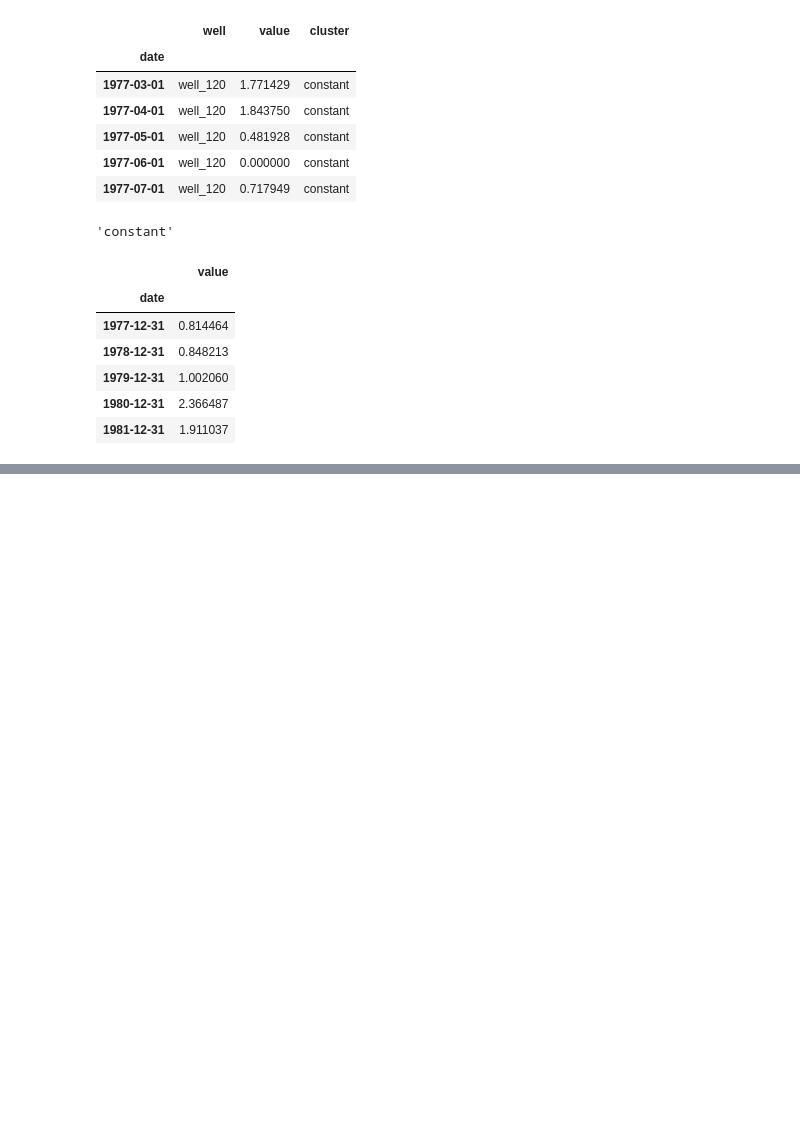
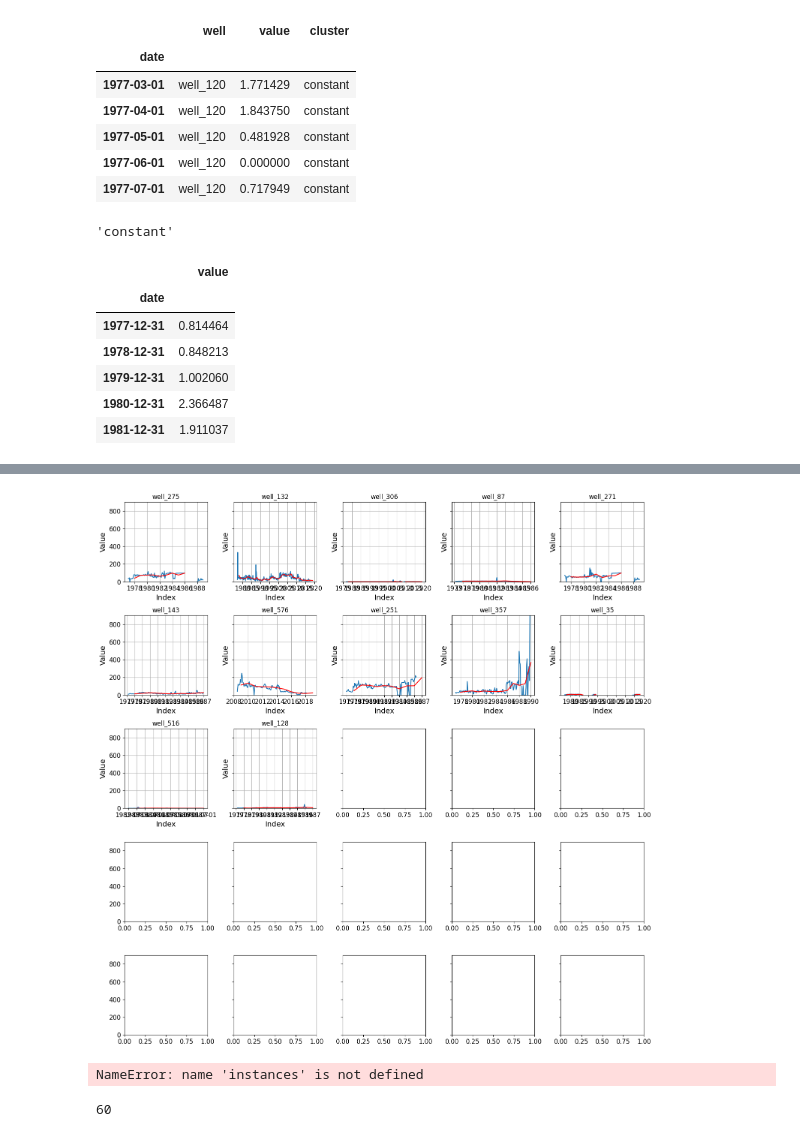
Before and after one commit to x110/oil-well-cluster-predictor, a Jupyter notebook: notebooks/error-analysis.ipynb, the cells around one changed output, grey strips where cells are left out. Cells and saved outputs as stored; diff of their text form; code cells hidden in the pictures; blank space fills up the shorter version.

```diff
--- a/notebooks/error-analysis.ipynb
+++ b/notebooks/error-analysis.ipynb
@@ -191,0 +326,67 @@ pivot_df
+# %%
+
+def plot_timeseries(df):
+
+    y_min = df.min(axis='rows').min()
+    y_max = df.quantile(0.75,axis='rows').max()
+
+    fig, axes = plt.subplots(nrows=5, ncols=5, figsize=(15, 15),sharey= True)
+
+# Flatten the axes array to iterate over each subplot
+    axes = axes.flatten()
+    num_rows = df.shape[0]
+# Loop through each column and plot the data in each subplot
+    for i,(index,row) in enumerate(df.iterrows()):
+        ax = axes[i]  # Select the current subplot
+        if i > num_rows:
+            ax.axis('off')  # Turn off axis
+            ax.set_xticks([])  # Remove x-axis ticks
+            ax.set_xticks([], minor=True)  # Remove minor x-axis ticks as well
+
+        else:
+
+            ax.plot(row)  # Plot the data
+            ax.plot(row.resample('YE').mean(),color = 'red')  # Plot the data
+            ax.set_title(index)  # Set the title as the column name
+            ax.grid(True)  # Add grid lines
+            ax.set_xlabel('Index')  # X-axis label
+            ax.set_ylabel('Value')  # Y-axis label
+            plt.ylim(y_min, y_max)
+
+
+# Adjust layout and display
+    plt.tight_layout()
+    plt.show()
+
+plot_timeseries(df_00.sample(12))
+# %% [output]
+[figure, added]
+# %%
+size = 60
+images_per_row = min(len(instances), images_per_row)
+n_rows = (len(instances) - 1) // images_per_row + 1
+# %% [output]
+NameError: name 'instances' is not defined
+# %%
+size = 60
+images_per_row = min(len(instances), images_per_row)
+n_rows = (len(instances) - 1) // images_per_row + 1
+
+# Append empty images to fill the end of the grid, if needed:
+n_empty = n_rows * images_per_row - len(instances)
+padded_instances = np.concatenate([instances, np.zeros((n_empty, size * size))], axis=0)
+
+# Reshape the array so it's organized as a grid containing 28×28 images:
+image_grid = padded_instances.reshape((n_rows, images_per_row, size, size))
+
+# Combine axes 0 and 2 (vertical image grid axis, and vertical image axis),
+# and axes 1 and 3 (horizontal axes). We first need to move the axes that we
+# want to combine next to each other, using transpose(), and only then we
+# can reshape:
+big_image = image_grid.transpose(0, 2, 1, 3).reshape(n_rows * size,
+                                                        images_per_row * size)
+# Now that we have a big image, we just need to show it:
+plt.imshow(big_image, cmap = mpl.cm.binary, **options)
+plt.axis("off")
+# %% [output]
+60
```
Also changed, not shown: parts of 18 cells of this notebook, 1 other file.
